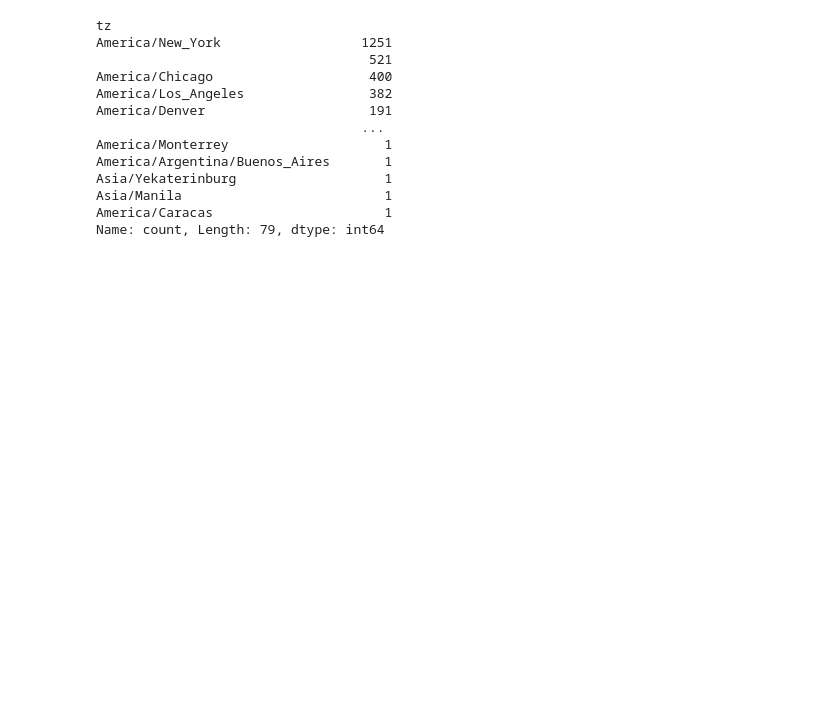
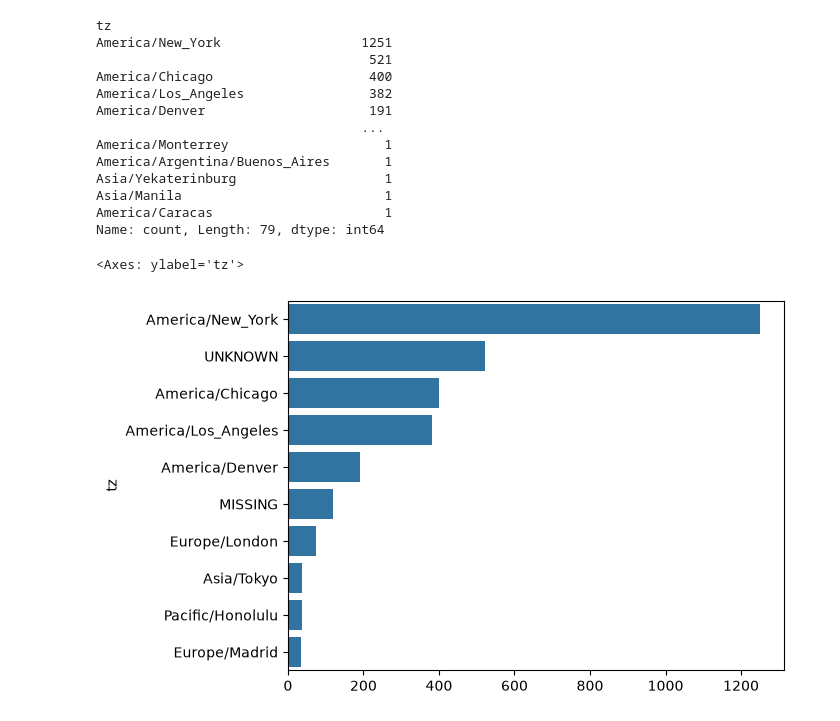
Before and after one commit to Cruciator18/Daily-Coding-, a Jupyter notebook: usagov.ipynb, the cells around one changed output. Saved outputs shown, nothing was run; the diff lists cells and outputs as text; code cells hidden in the pictures; blank space fills up the shorter version.

Commit message:
Plot

```diff
--- a/usagov.ipynb
+++ b/usagov.ipynb
@@ -239,3 +239,21 @@ Asia/Yekaterinburg                   1
 Asia/Manila                          1
 America/Caracas                      1
 Name: count, Length: 79, dtype: int64
+# %%
+## Cleaning the dataset for plotting, we replace the missing values with 'Missing' and the empty strings with 'Unknown'. We can do this using the fillna() method of a pandas Series to replace the missing values with 'Missing', and the replace() method to replace the empty strings with 'Unknown'.
+
+
+clean_tz =data_frame['tz'].fillna('MISSING')
+
+clean_tz[clean_tz == ''] = 'UNKNOWN'
+
+tz_counts = clean_tz.value_counts()
+
+
+import seaborn as sns
+subset = tz_counts[:10]
+
+sns.barplot(y= subset.index, x=subset.values)
+# %% [output]
+<Axes: ylabel='tz'>
+[figure, added]
```
Also changed, not shown: parts of 1 cell of this notebook.
